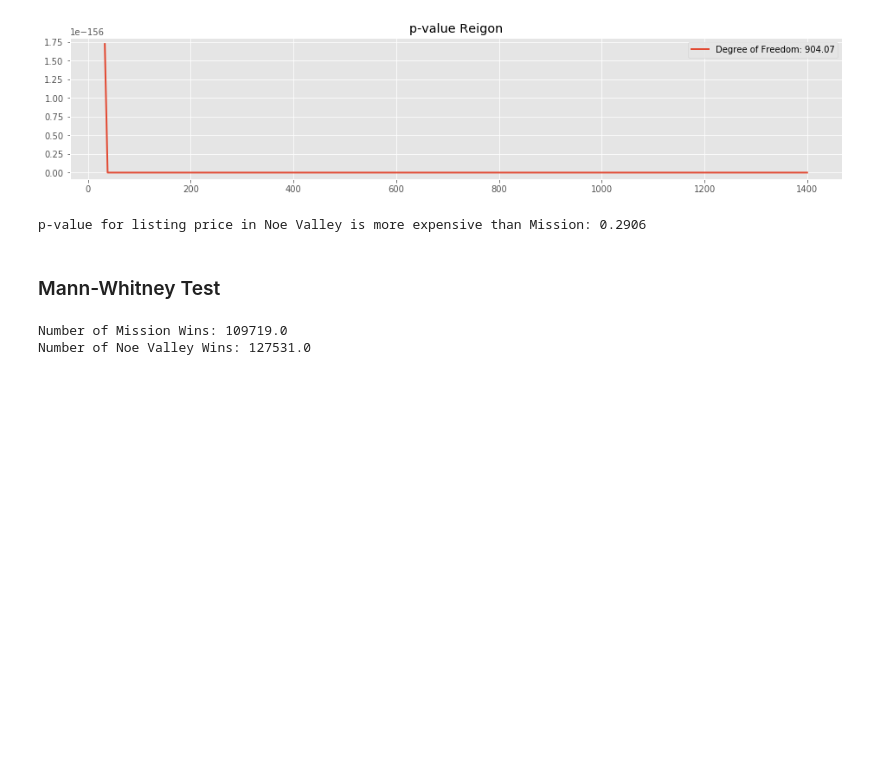
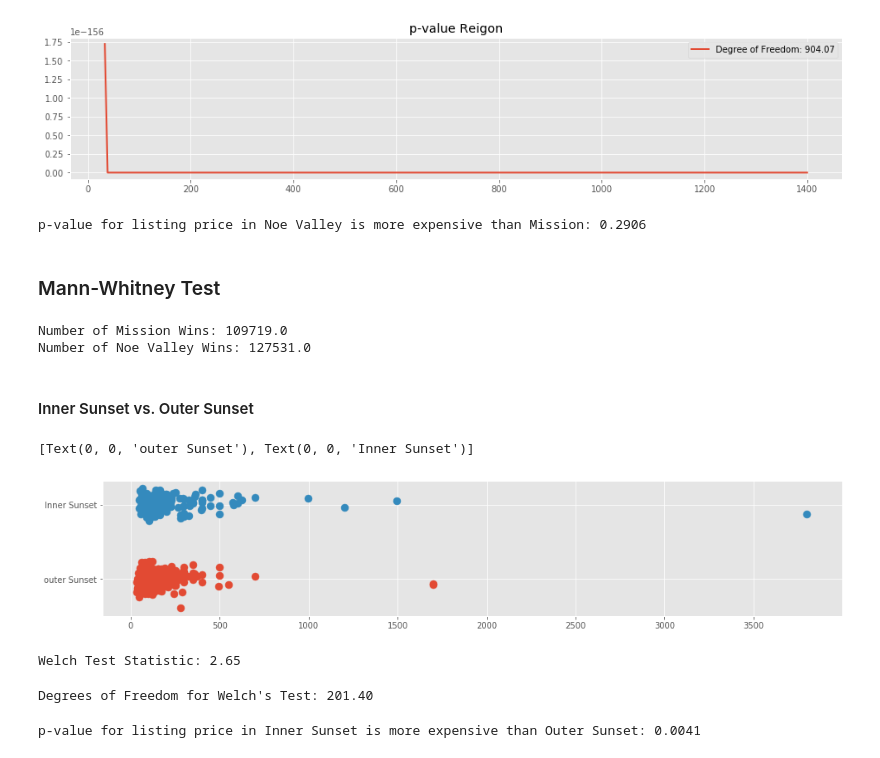
Before and after one commit to helen-tong/airbnb_1, a Jupyter notebook: eda.ipynb, the cells around one changed output. Cells and saved outputs as stored; diff of their text form; code cells hidden in the pictures; blank space fills up the shorter version.

Commit message:
inner outer test

```diff
--- a/eda.ipynb
+++ b/eda.ipynb
@@ -713,3 +713,36 @@ print("Number of Noe Valley Wins: {}".format(noe_wins))
 # %% [output]
 Number of Mission Wins: 109719.0
 Number of Noe Valley Wins: 127531.0
+# %% [markdown]
+#### Inner Sunset vs. Outer Sunset
+# %%
+inner = airbnb[(airbnb.neighbourhood_cleansed == 'Inner Sunset')]
+outer = airbnb[(airbnb.neighbourhood_cleansed == 'Outer Sunset')]
+inner_price = inner.price
+outer_price = outer.price
+# %%
+fig, ax = plt.subplots(1, figsize=(16, 3))
+
+ax.scatter(outer_price, np.repeat(0, len(outer_price)) + np.random.normal(0, 0.1, len(outer_price)), s=80)
+ax.scatter(inner_price, np.repeat(1, len(inner_price)) + np.random.normal(0, 0.1, len(inner_price)), s=80)
+ax.set_yticks([0, 1])
+ax.set_yticklabels(["outer Sunset", "Inner Sunset"])
+# %% [output]
+[Text(0, 0, 'outer Sunset'), Text(0, 0, 'Inner Sunset')]
+[figure, added]
+# %%
+test_statistic = welch_test_statistic(inner_price, outer_price)
+print('Welch Test Statistic: {:2.2f}'.format(test_statistic))
+# %% [output]
+Welch Test Statistic: 2.65
+# %%
+df=welch_satterhwaithe_df(inner_price, outer_price)
+print("Degrees of Freedom for Welch's Test: {:2.2f}".format(df))
+# %% [output]
+Degrees of Freedom for Welch's Test: 201.40
+# %%
+test_statistic = welch_test_statistic(inner_price, outer_price)
+p_value = 1 - test.cdf(test_statistic)
+print("p-value for listing price in Inner Sunset is more expensive than Outer Sunset: {:2.4f}".format(p_value))
+# %% [output]
+p-value for listing price in Inner Sunset is more expensive than Outer Sunset: 0.0041
```
